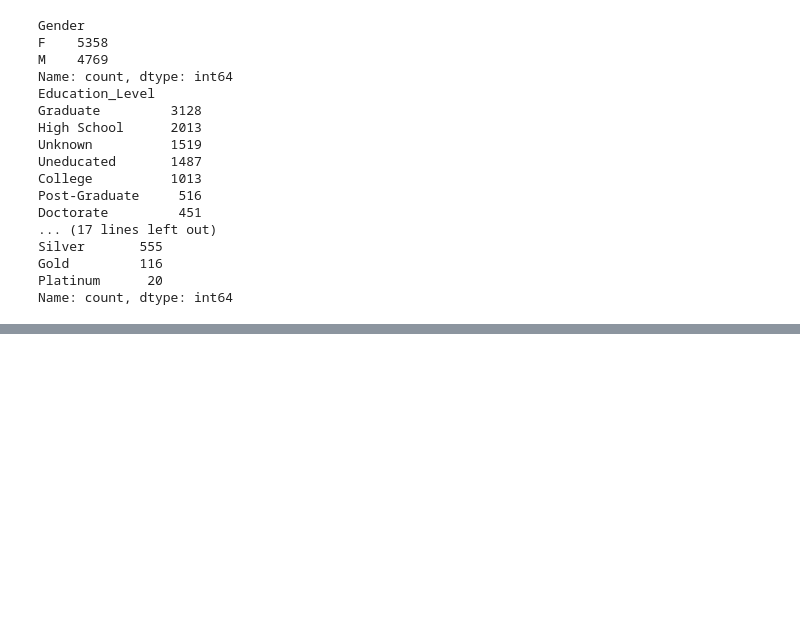
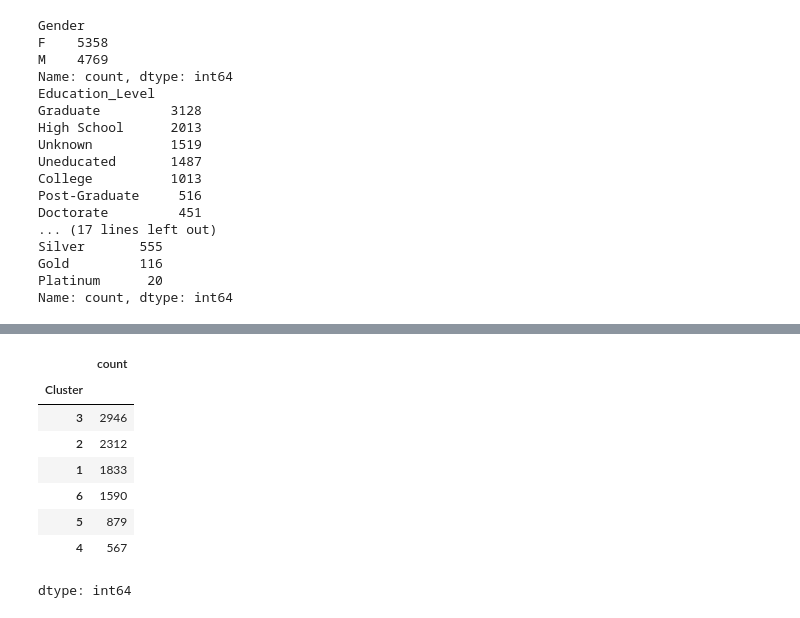
Before and after one commit to arpitsharma27/CreditCard_Segmentation, a Jupyter notebook: CreditCard_Segmentation.ipynb, the cells around one changed output, grey strips where cells are left out. Cells and saved outputs as stored; diff of their text form; code cells hidden in the pictures; blank space fills up the shorter version.

```diff
--- a/CreditCard_Segmentation.ipynb
+++ b/CreditCard_Segmentation.ipynb
@@ -262,0 +340,12 @@ Downcasting behavior in `replace` is deprecated and will be removed in a future
+# %%
+df_feature_eng.value_counts('Cluster')
+# %% [output]
+|  | count |
+| Cluster |  |
+| 3 | 2946 |
+| 2 | 2312 |
+| 1 | 1833 |
+| 6 | 1590 |
+| 5 | 879 |
+| 4 | 567 |
+dtype: int64
```
Also changed, not shown: parts of 22 cells of this notebook.
